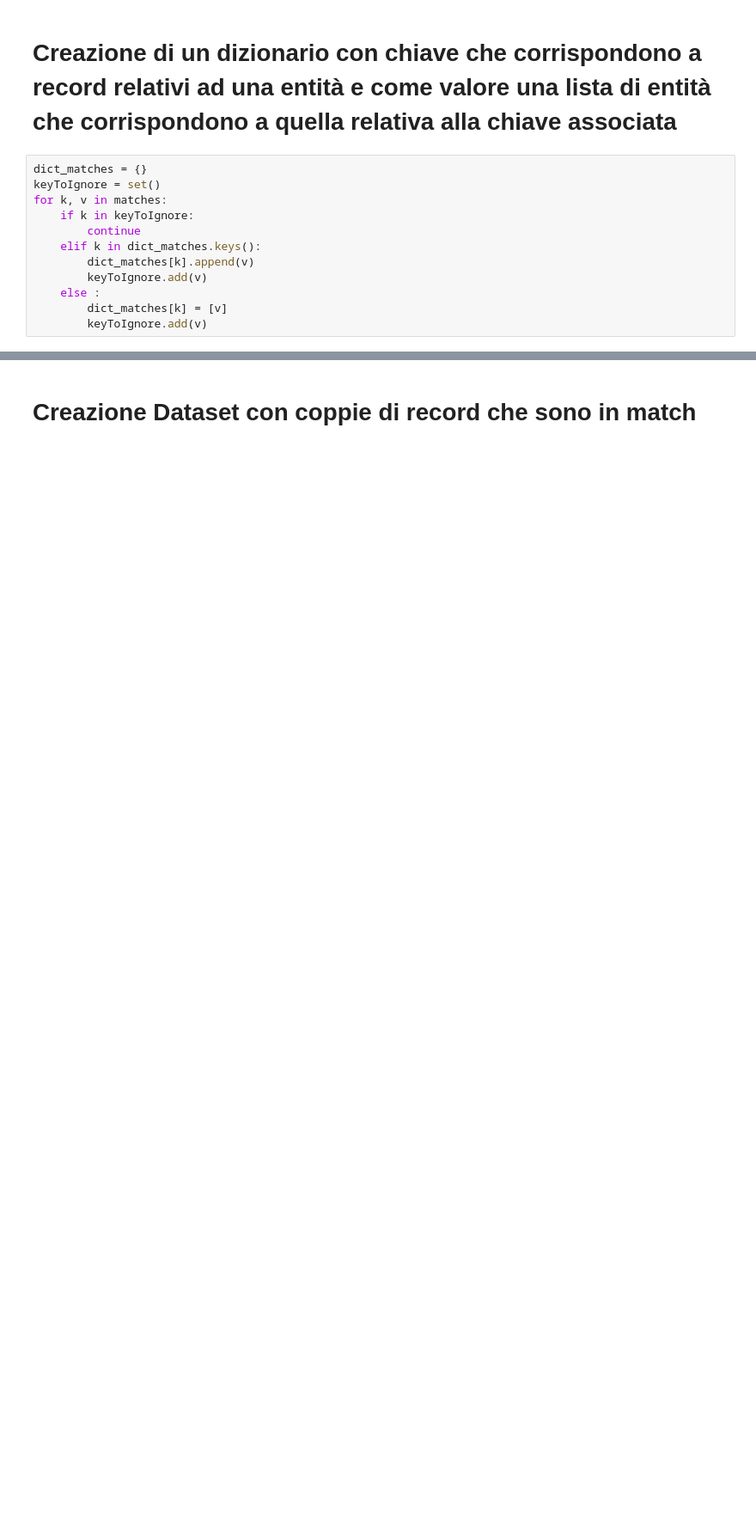
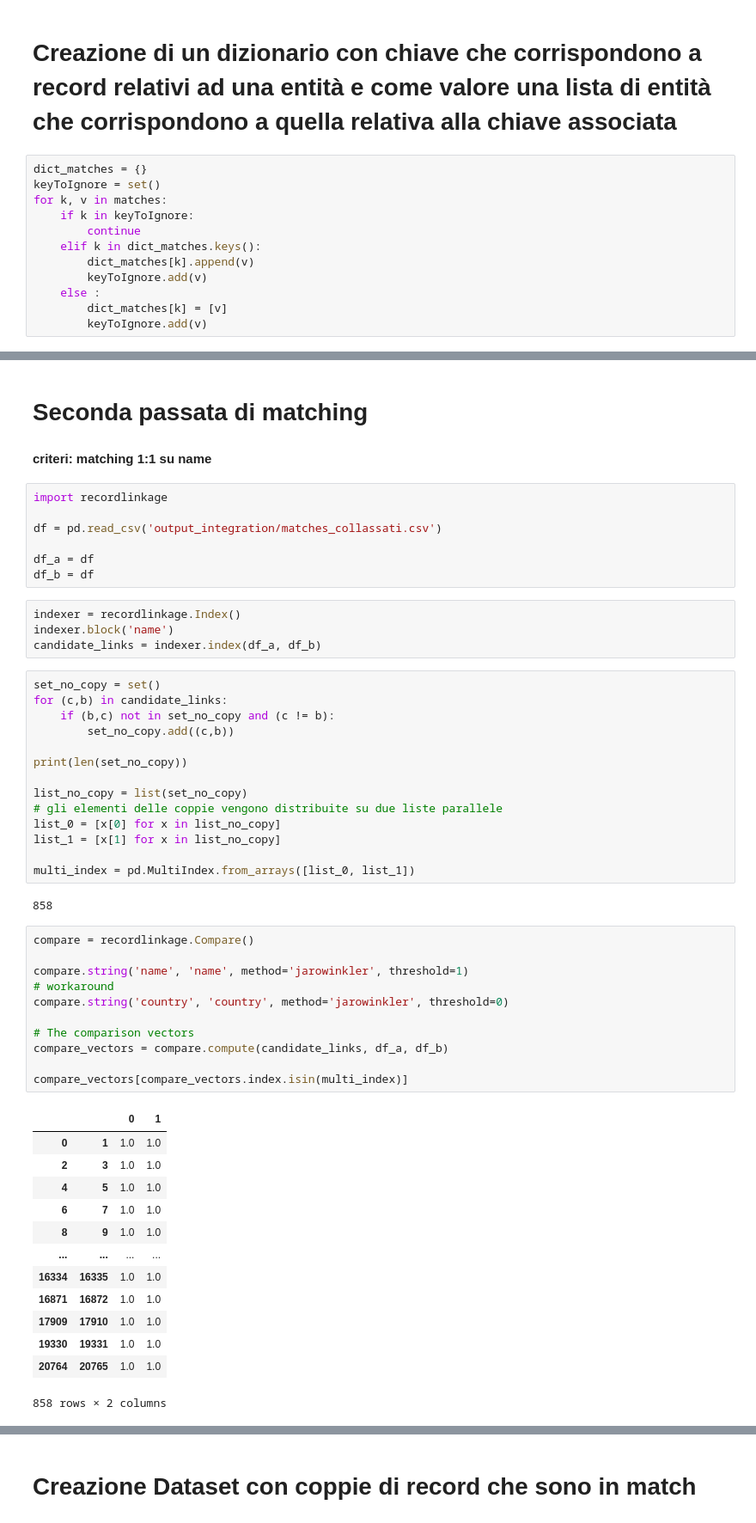
Before and after one commit to dedo99/Progetto_Finale_IDD, a Jupyter notebook: record_linkage.ipynb, the cells around one changed output, grey strips where cells are left out. Shown: that part at 86% size. Cells and saved outputs as stored; diff of their text form; blank space fills up the shorter version.

Commit message:
data integration, deepmatcher

```diff
--- a/record_linkage.ipynb
+++ b/record_linkage.ipynb
@@ -266,0 +312,55 @@ for k, v in matches:
+# %% [markdown]
+# Seconda passata di matching
+#### criteri: matching 1:1 su name
+# %%
+import recordlinkage
+
+df = pd.read_csv('output_integration/matches_collassati.csv')
+
+df_a = df
+df_b = df
+# %%
+indexer = recordlinkage.Index()
+indexer.block('name')
+candidate_links = indexer.index(df_a, df_b)
+# %%
+set_no_copy = set()
+for (c,b) in candidate_links:
+    if (b,c) not in set_no_copy and (c != b):
+        set_no_copy.add((c,b))
+
+print(len(set_no_copy))
+
+list_no_copy = list(set_no_copy)
+# gli elementi delle coppie vengono distribuite su due liste parallele
+list_0 = [x[0] for x in list_no_copy]
+list_1 = [x[1] for x in list_no_copy]
+
+multi_index = pd.MultiIndex.from_arrays([list_0, list_1])
+# %% [output]
+858
+# %%
+compare = recordlinkage.Compare()
+
+compare.string('name', 'name', method='jarowinkler', threshold=1)
+# workaround
+compare.string('country', 'country', method='jarowinkler', threshold=0)
+
+# The comparison vectors
+compare_vectors = compare.compute(candidate_links, df_a, df_b)
+
+compare_vectors[compare_vectors.index.isin(multi_index)]
+# %% [output]
+|  |  | 0 | 1 |
+| 0 | 1 | 1.0 | 1.0 |
+| 2 | 3 | 1.0 | 1.0 |
+| 4 | 5 | 1.0 | 1.0 |
+| 6 | 7 | 1.0 | 1.0 |
+| 8 | 9 | 1.0 | 1.0 |
+| ... | ... | ... | ... |
+| 16334 | 16335 | 1.0 | 1.0 |
+| 16871 | 16872 | 1.0 | 1.0 |
+| 17909 | 17910 | 1.0 | 1.0 |
+| 19330 | 19331 | 1.0 | 1.0 |
+| 20764 | 20765 | 1.0 | 1.0 |
+858 rows × 2 columns
```
Also changed, not shown: parts of 17 cells of this notebook, 5 other files.
